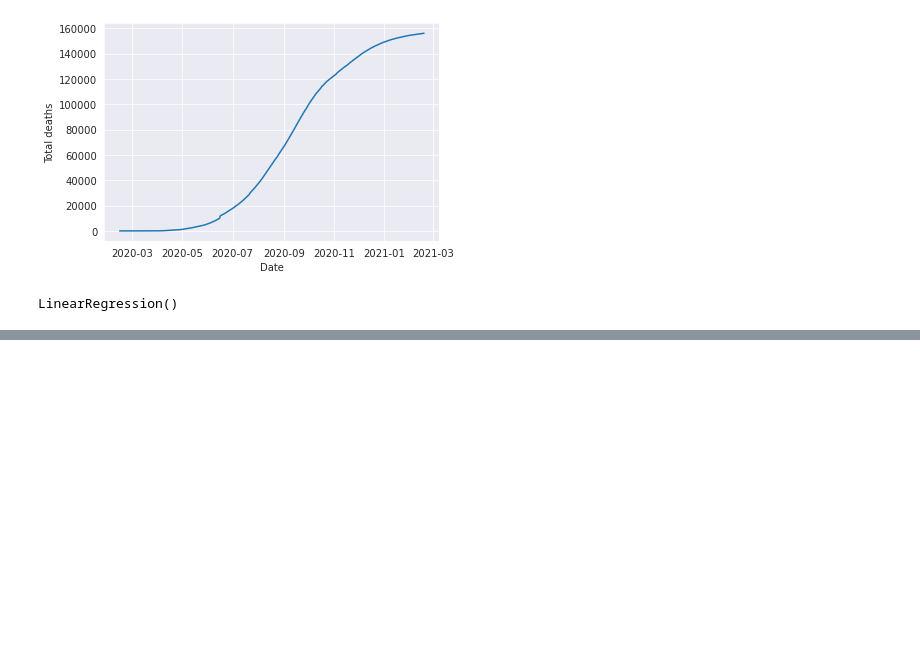
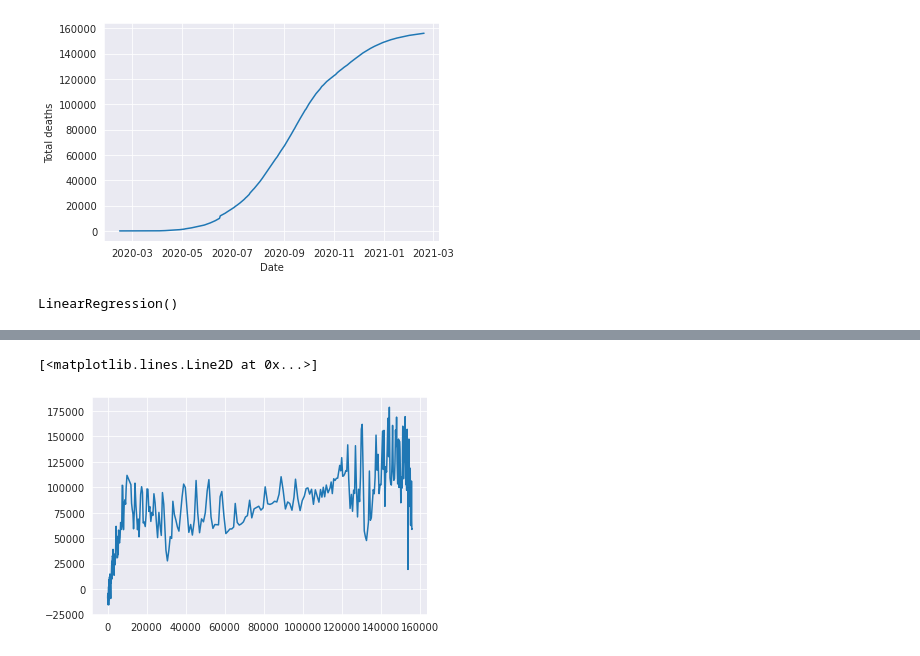
Before and after one commit to siktasharma/Covid-19-Death-Analysis, a Jupyter notebook: covid 19 analysis.ipynb, the cells around one changed output, grey strips where cells are left out. Cells and saved outputs as stored; diff of their text form; code cells hidden in the pictures; blank space fills up the shorter version.

```diff
--- a/covid 19 analysis.ipynb
+++ b/covid 19 analysis.ipynb
@@ -193,0 +223,6 @@ plt.plot(ind['date'], predict_all)
+# %%
+predict_all_new = lm.predict(X_new)
+plt.plot(y, predict_all_new)
+# %% [output]
+[<matplotlib.lines.Line2D at 0x...>]
+[figure, added]
```
Also changed, not shown: parts of 19 cells of this notebook.
